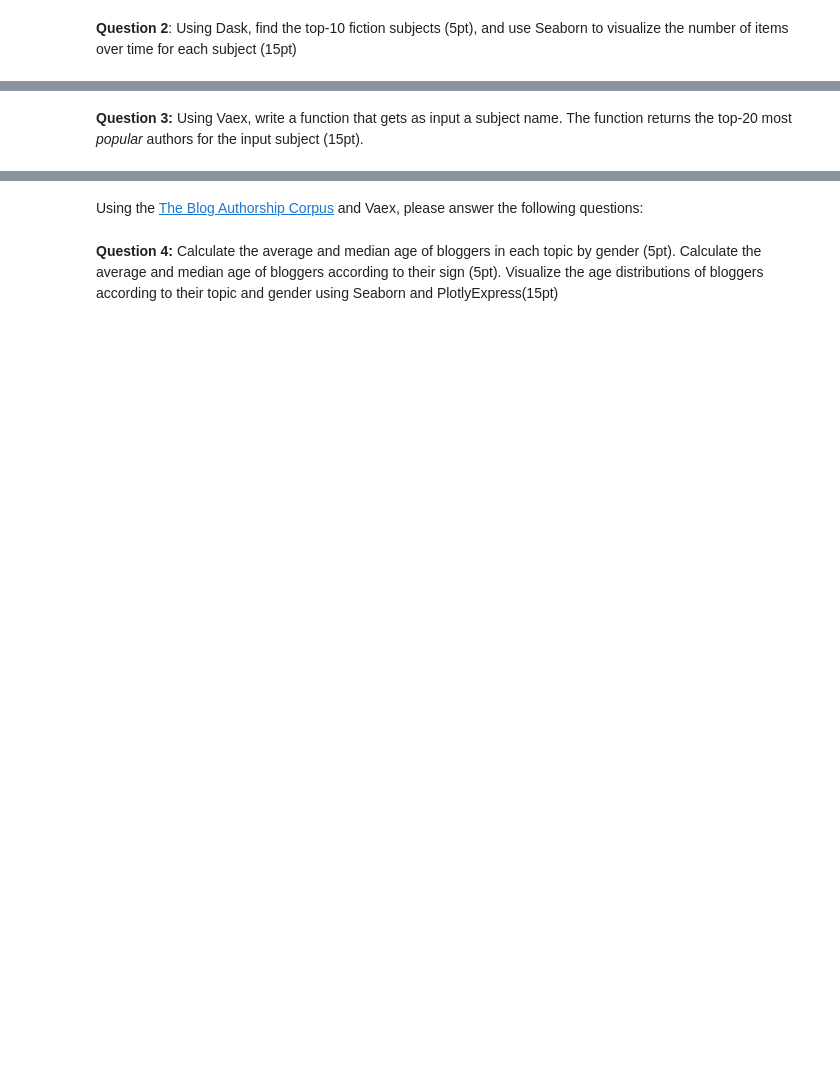
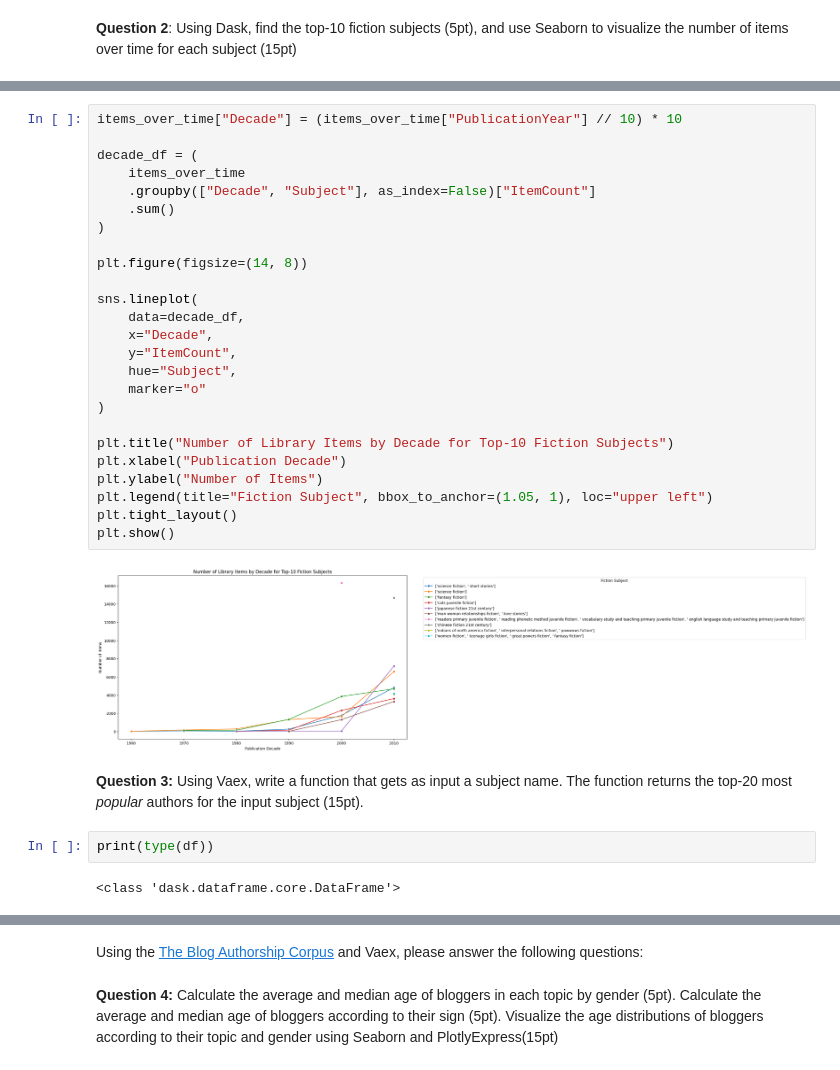
Before and after one commit to necheyberhe/BDA-Homework3-42826, a Jupyter notebook: HW_3_Version_2.ipynb, the cells around one changed output, grey strips where cells are left out. Drawn from its saved outputs; the diff is of its cells as text; blank space fills up the shorter version.

```diff
--- a/HW_3_Version_2.ipynb
+++ b/HW_3_Version_2.ipynb
@@ -14,2 +282,33 @@ Important Note: **You can use a reltaviely small subset of the big dataset.**
+# %%
+items_over_time["Decade"] = (items_over_time["PublicationYear"] // 10) * 10
+
+decade_df = (
+    items_over_time
+    .groupby(["Decade", "Subject"], as_index=False)["ItemCount"]
+    .sum()
+)
+
+plt.figure(figsize=(14, 8))
+
+sns.lineplot(
+    data=decade_df,
+    x="Decade",
+    y="ItemCount",
+    hue="Subject",
+    marker="o"
+)
+
+plt.title("Number of Library Items by Decade for Top-10 Fiction Subjects")
+plt.xlabel("Publication Decade")
+plt.ylabel("Number of Items")
+plt.legend(title="Fiction Subject", bbox_to_anchor=(1.05, 1), loc="upper left")
+plt.tight_layout()
+plt.show()
+# %% [output]
+[figure, added]
 # %% [markdown]
 **Question 3:** Using Vaex, write a function that gets as input a subject name. The function returns the top-20 most _popular_ authors for the input subject (15pt).
+# %%
+print(type(df))
+# %% [output]
+<class 'dask.dataframe.core.DataFrame'>
```
Also changed, not shown: parts of 48 cells of this notebook, 5 other files.
